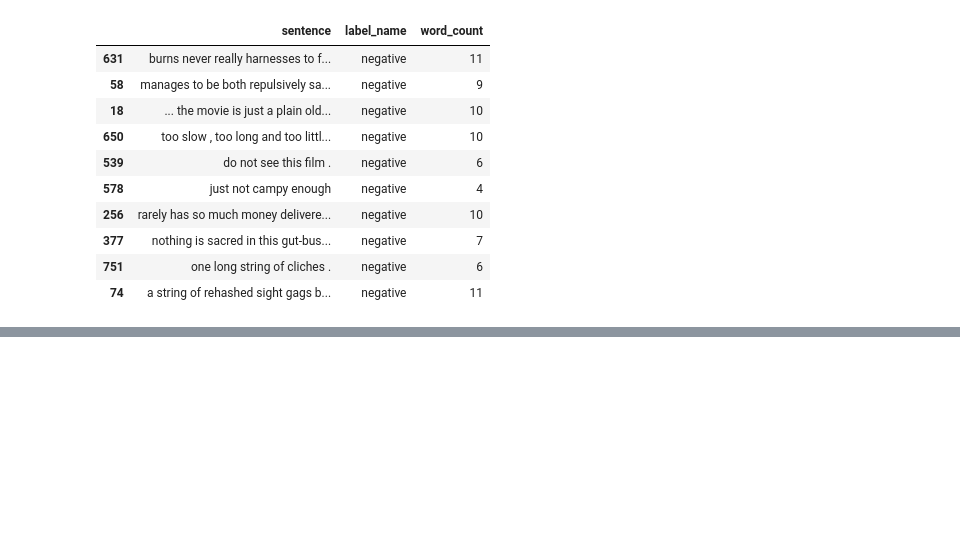
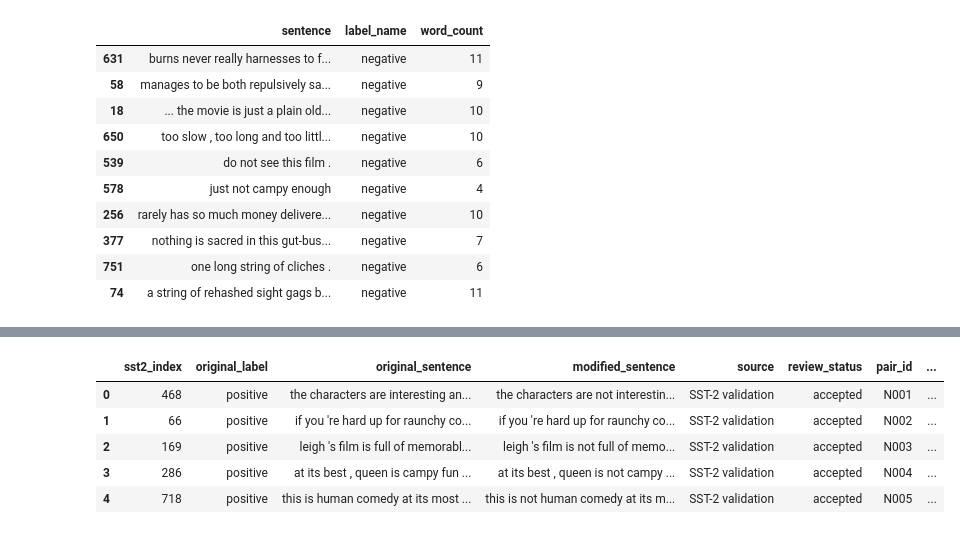
Before and after one commit to OssOss13/sentiment-perturbation-analysis, a Jupyter notebook: notebooks/phase1_genai.ipynb, the cells around one changed output, grey strips where cells are left out. Drawn from its saved outputs; the diff is of its cells as text; code cells hidden in the pictures; blank space fills up the shorter version.

```diff
--- a/notebooks/phase1_genai.ipynb
+++ b/notebooks/phase1_genai.ipynb
@@ -208,0 +490,14 @@ Change in positive probability: -0.9996
+# %%
+# Collect all original and modified sentences
+original_texts = final_pairs["original_sentence"].tolist()
+modified_texts = final_pairs["modified_sentence"].tolist()
+
+all_texts = original_texts + modified_texts
+
+# Run inference
+all_predictions = classifier(
+    all_texts,
+    batch_size=16
+)
+
+print("Total predictions:", len(all_predictions))
@@ -208,0 +508,76 @@ Change in positive probability: -0.9996
+# %%
+def get_scores(scores):
+    return {
+        item["label"].upper(): float(item["score"])
+        for item in scores
+    }
+
+
+results = []
+
+n = len(final_pairs)
+
+for i, row in final_pairs.iterrows():
+
+    original_scores = get_scores(all_predictions[i])
+    modified_scores = get_scores(all_predictions[i + n])
+
+    original_prediction = max(
+        original_scores,
+        key=original_scores.get
+    )
+
+    modified_prediction = max(
+        modified_scores,
+        key=modified_scores.get
+    )
+
+    original_confidence = max(original_scores.values())
+    modified_confidence = max(modified_scores.values())
+
+    results.append({
+        **row.to_dict(),
+
+        "original_prediction": original_prediction,
+        "modified_prediction": modified_prediction,
+
+        "original_positive_probability":
+            original_scores["POSITIVE"],
+
+        "modified_positive_probability":
+            modified_scores["POSITIVE"],
+
+        "original_negative_probability":
+            original_scores["NEGATIVE"],
+
+        "modified_negative_probability":
+            modified_scores["NEGATIVE"],
+
+        "original_confidence": original_confidence,
+        "modified_confidence": modified_confidence,
+
+        "positive_probability_change":
+            modified_scores["POSITIVE"]
+            - original_scores["POSITIVE"],
+
+        "confidence_change":
+            modified_confidence
+            - original_confidence,
+
+        "prediction_flipped":
+            original_prediction != modified_prediction,
+
+        "original_correct":
+            original_prediction == row["original_label"].upper()
+    })
+
+results_df = pd.DataFrame(results)
+
+display(results_df.head())
+# %% [output]
+|  | sst2_index | original_label | original_sentence | modified_sentence | source | review_status | pair_id | ... |
+| 0 | 468 | positive | the characters are interesting an... | the characters are not interestin... | SST-2 validation | accepted | N001 | ... |
+| 1 | 66 | positive | if you 're hard up for raunchy co... | if you 're hard up for raunchy co... | SST-2 validation | accepted | N002 | ... |
+| 2 | 169 | positive | leigh 's film is full of memorabl... | leigh 's film is not full of memo... | SST-2 validation | accepted | N003 | ... |
+| 3 | 286 | positive | at its best , queen is campy fun ... | at its best , queen is not campy ... | SST-2 validation | accepted | N004 | ... |
+| 4 | 718 | positive | this is human comedy at its most ... | this is not human comedy at its m... | SST-2 validation | accepted | N005 | ... |
```
Also changed, not shown: parts of 35 cells of this notebook, 5 other files.
